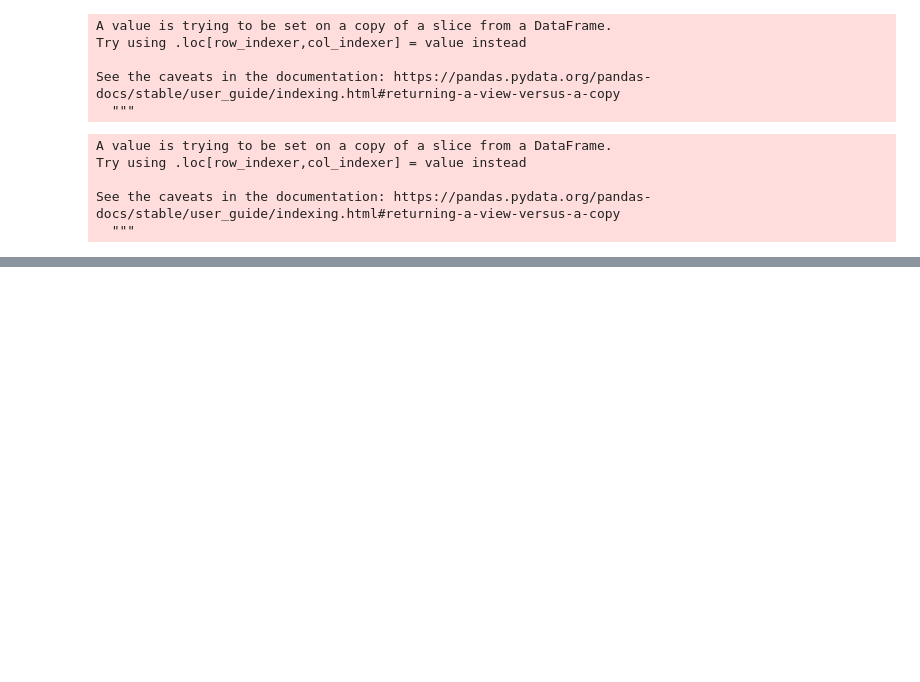
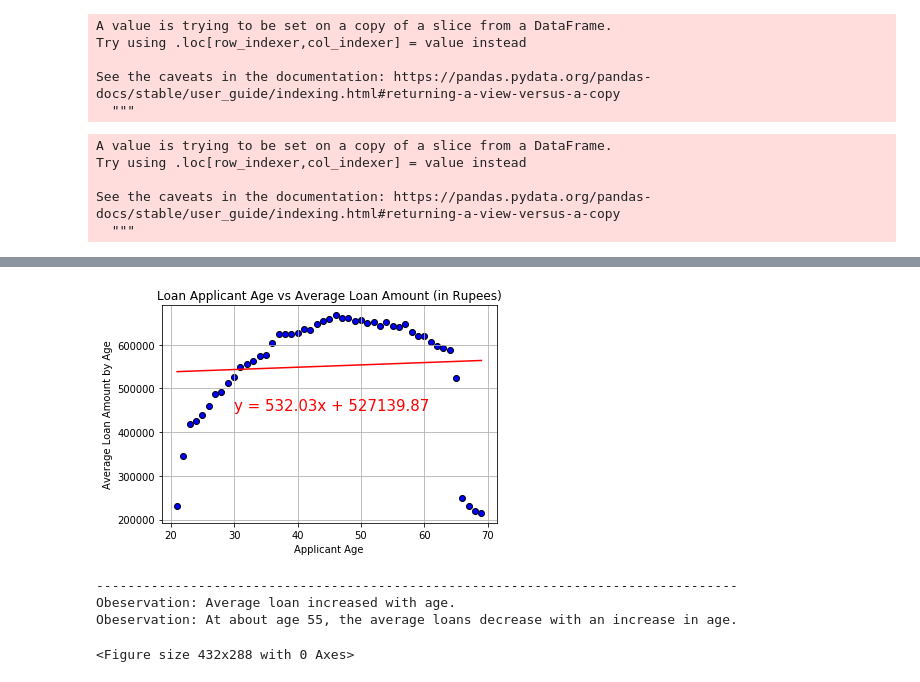
Before and after one commit to Shanaida/datascience_project1, a Jupyter notebook: project_one.ipynb, the cells around one changed output, grey strips where cells are left out. Saved outputs shown, nothing was run; the diff lists cells and outputs as text; code cells hidden in the pictures; blank space fills up the shorter version.

Commit message:
Added Scatter Plot and Regression Line
Added an Age Summary with Average Income and Average Loan Amounts, along with Age vs Loan Scatter Plot

```diff
--- a/project_one.ipynb
+++ b/project_one.ipynb
@@ -93,7 +97,6 @@ prevdata = previous_app[["SK_ID_PREV",
                         "AMT_GOODS_PRICE",
                         "WEEKDAY_APPR_PROCESS_START",
                         "NFLAG_LAST_APPL_IN_DAY",
-                        "RATE_INTEREST_PRIMARY",
                         "NAME_CASH_LOAN_PURPOSE",
                         "NAME_CONTRACT_STATUS",
                         "DAYS_DECISION",
@@ -125,7 +128,6 @@ clean_prevdata = prevdata.rename(columns={"SK_ID_PREV": "PREV_SK_ID_PREV",
                                     "AMT_GOODS_PRICE": "PREV_AMT_GOODS_PRICE",
                                     "WEEKDAY_APPR_PROCESS_START": "PREV_WEEKDAY_APPR_PROCESS_START",
                                     "NFLAG_LAST_APPL_IN_DAY": "PREV_NFLAG_LAST_APPL_IN_DAY",
-                                    "RATE_INTEREST_PRIMARY": "PREV_RATE_INTEREST_PRIMARY",
                                     "NAME_CASH_LOAN_PURPOSE": "PREV_NAME_CASH_LOAN_PURPOSE",
                                     "NAME_CONTRACT_STATUS": "PREV_NAME_CONTRACT_STATUS",
                                     "DAYS_DECISION": "PREV_DAYS_DECISION",
@@ -267,0 +324,16 @@ dtype: int64
+# %%
+# Create Age Only Summary for Scatter Plot
+agecount = age_only.groupby(["AGE"])
+totagecount = agecount["AGE"].nunique()
+
+# Average Loan Amount by Age
+avgloan = round(agecount["CURR_AMT_CREDIT"].mean(),0)
+
+# Average Income Amount by Age
+avgincome = round(agecount["CURR_AMT_INCOME_TOTAL"].mean(),0)
+
+# Summary Data Frame of Age Range
+
+age_only_summary = pd.DataFrame({"Average Income by Age Group": avgincome,
+                           "Average Loan Amount by Age Group": avgloan})
+age_only_summary
@@ -267,0 +359,5 @@ dtype: int64
+# %%
+# Reset age_only_summary dataframe Index for scatter plot
+
+age_only_summary.reset_index(level=0, inplace=True)
+age_only_summary
@@ -267,0 +382,34 @@ dtype: int64
+# %%
+# CORRELATION AND REGRESSION LINE
+# Generate a scatter plot age vs average loan amount
+x_values = age_only_summary["AGE"]
+y_values = age_only_summary["Average Loan Amount by Age Group"]
+
+(slope, intercept, rvalue, pvalue, stderr) = linregress(x_values, y_values)
+regress_values = x_values * slope + intercept
+line_eq = "y = " + str(round(slope,2)) + "x + " + str(round(intercept,2))
+
+plt.scatter(x_values, y_values, marker='o', facecolor='blue', edgecolor='black')
+plt.plot(x_values, regress_values, 'r-')
+plt.annotate(line_eq,(30,450000), fontsize=15, color='red')
+plt.title("Loan Applicant Age vs Average Loan Amount (in Rupees)")
+plt.xlabel("Applicant Age")
+plt.ylabel("Average Loan Amount by Age")
+plt.grid()
+plt.show()
+
+print('----------------------------------------------------------------------------------')
+print("Obeservation: Average loan increased with age.")
+print("Obeservation: At about age 55, the average loans decrease with an increase in age.")
+# %% [output]
+[figure, added]
+----------------------------------------------------------------------------------
+Obeservation: Average loan increased with age.
+Obeservation: At about age 55, the average loans decrease with an increase in age.
+# %%
+# Save Scatter Plot image
+plt.tight_layout()
+plt.savefig("Images/AgeAvgLoan.png")
+plt.show()
+# %% [output]
+<Figure size 432x288 with 0 Axes>
```
Also changed, not shown: parts of 13 cells of this notebook.
